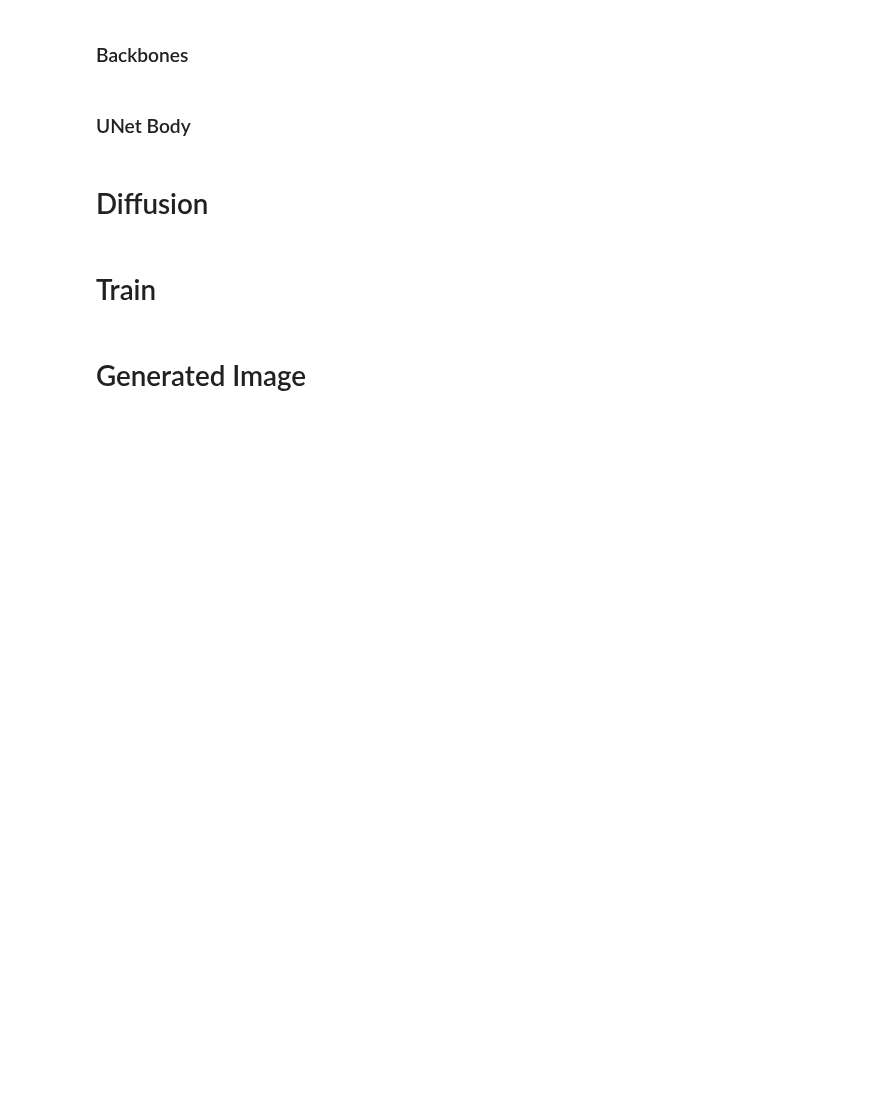
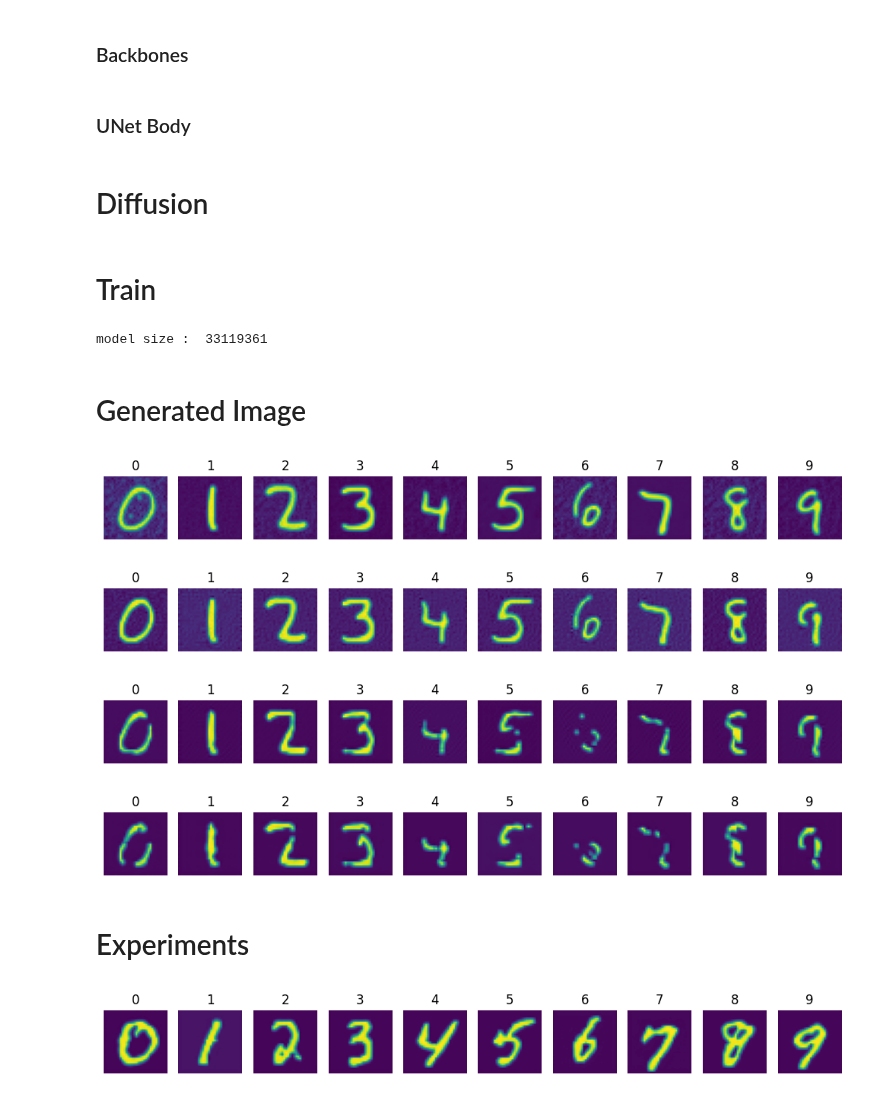
Before and after one commit to junyeong-nero/DDPM, a Jupyter notebook: diffusion_colab_experiments.ipynb, the cells around one changed output. Saved outputs shown, nothing was run; the diff lists cells and outputs as text; code cells hidden in the pictures; blank space fills up the shorter version.

Commit message:
experiments code 추가

```diff
--- a/diffusion_colab_experiments.ipynb
+++ b/diffusion_colab_experiments.ipynb
@@ -212,6 +241,8 @@ class ForwardEncoder:
 # %% [markdown]
 # Reverse Decoder
 # %%
+import torch
+
 class ReverseDecoder:
 
     def __init__(
@@ -281,6 +312,10 @@ class ReverseDecoder:
 
         S = len(tau)
 
+        origin_noise_data = noise_data.clone()
+        history_with_origin = []
+        history_with_prev = []
+
         # batch_size : B
         with torch.no_grad():
 
@@ -301,8 +336,12 @@ class ReverseDecoder:
                 first = torch.sqrt(alpha_t_1) * ((noise_data - torch.sqrt(1 - alpha_t) * predict_noise) / torch.sqrt(alpha_t))
                 second = torch.sqrt(1 - alpha_t_1) * predict_noise
 
+                history_with_origin.append(torch.norm(origin_noise_data - noise_data))
+                history_with_prev.append(torch.norm(first + second - noise_data))
                 noise_data = first + second
 
+        torch.save(torch.tensor(history_with_origin), "diff_norm_origin.pt")
+        torch.save(torch.tensor(history_with_prev), "diff_norm_prev.pt")
         return noise_data
 # %% [markdown]
 # UNet
@@ -911,5 +950,5 @@ model = MyDiffusion(
     test_batch_size=8
 )
 
-# MODEL_PATH = '/content/drive/My Drive/models/DDPM_MNIST/UCA128_T1000_E30.pt'
-# model.load(MODEL_PATH)
+MODEL_PATH = '/content/drive/My Drive/models/DDPM_MNIST/UCA128_T1000_E30_v2.pt'
+model.load(MODEL_PATH)
@@ -918,10 +955,12 @@ model.g
 # %%
 print("model size : ", sum(p.numel() for p in model.g.parameters() if p.requires_grad))
+# %% [output]
+model size :  33119361
 # %%
-history = model.train(
-    n_epoch=EPOCHS,
-    p_uncond=P_UNCOND
-)
+# history = model.train(
+#     n_epoch=EPOCHS,
+#     p_uncond=P_UNCOND
+# )
 # %% [markdown]
 # Generated Image
 # %%
@@ -931,15 +969,22 @@ test_noise = test_noise.repeat(10, 1, 1, 1)
 
 condition = torch.tensor(list(range(10))).to(device)
 # %%
-test_steps = [10, 20, 50, 100, 200]
+test_steps = [10, 20, 50, 100]
 
 for steps in test_steps:
     test_denoised_image = model.decoder.DDIM_sampling(
         test_noise,
         TIME_STEPS,
         c=condition,
         w=1,
         sampling_time_step=steps
     )
 
     print_digits(test_denoised_image)
+# %% [output]
+[figure, added]
+[figure, added]
+[figure, added]
+[figure, added]
+# %% [markdown]
+# Experiments
@@ -945,0 +996,12 @@ for steps in test_steps:
+# %%
+test_denoised_image = model.decoder.DDIM_sampling(
+    test_noise,
+    TIME_STEPS,
+    c=condition,
+    w=1,
+    sampling_time_step=100
+)
+
+print_digits(test_denoised_image)
+# %% [output]
+[figure, added]
```
Also changed, not shown: parts of 10 cells of this notebook.
